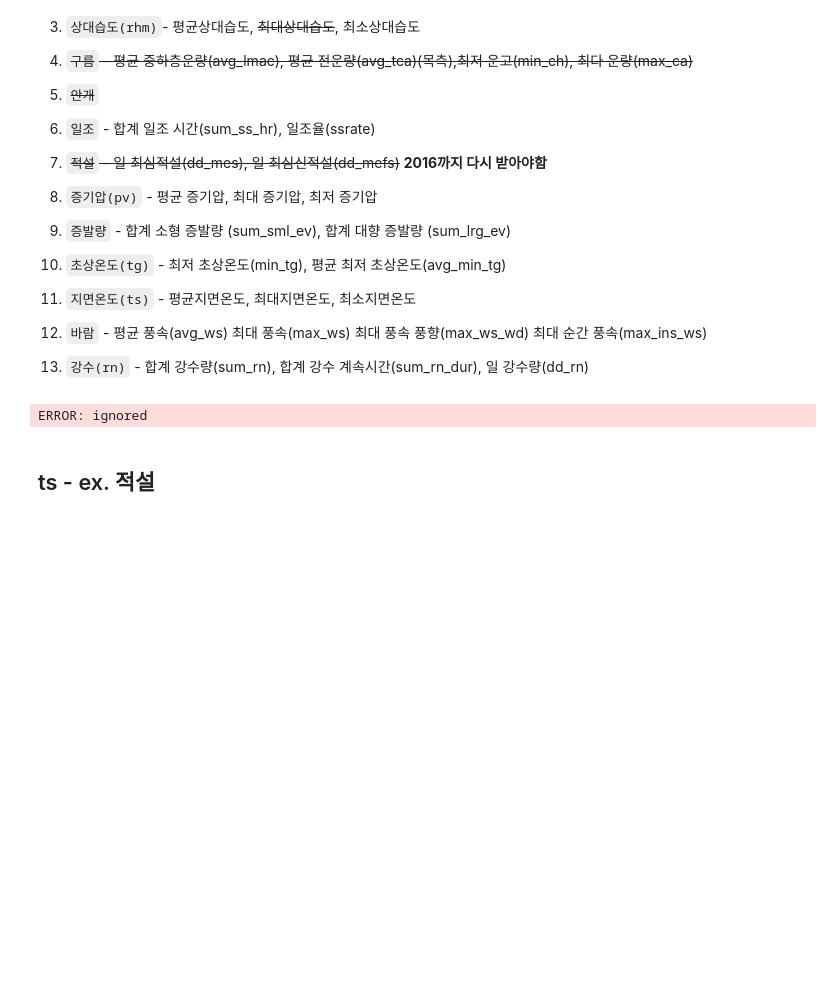
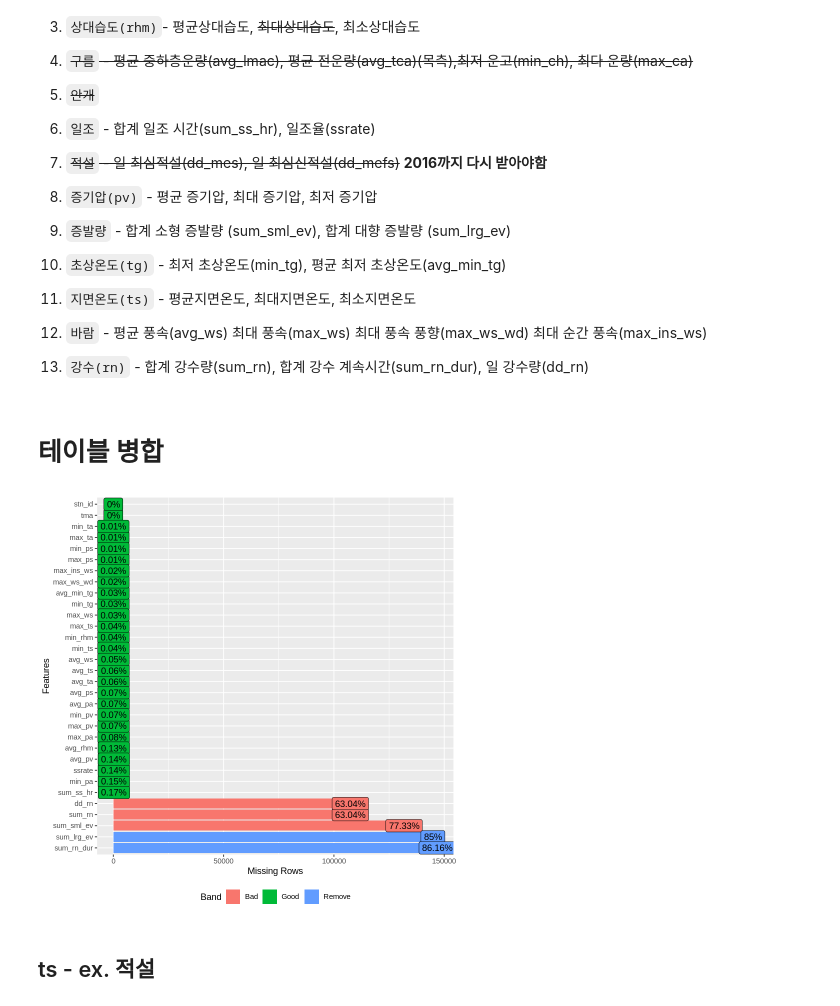
Before and after one commit to min02yam/Prediction-of-Cardiovascular-Disease-Incidence-using-machine-learning, a Jupyter notebook: ASOS데이터.ipynb, the cells around one changed output. Saved outputs shown, nothing was run; the diff lists cells and outputs as text; code cells hidden in the pictures; blank space fills up the shorter version.

```diff
--- a/ASOS데이터.ipynb
+++ b/ASOS데이터.ipynb
@@ -161,10 +161,14 @@ ls()
 # %%
 #강수
 강수 %<>% select(tma, stn_id, sum_rn, sum_rn_dur, dd_rn)
-# %%
-ㅓ
-# %% [output]
-ERROR: ignored
+# %% [markdown]
+# 테이블 병합
+# %%
+DT=plyr::join_all(list(기온,기압,상대습도,일조,증기압,증발량,초상온도,지면온도,바람,강수),by= c("tma", "stn_id"), type="left")
+# %%
+plot_missing(DT)
+# %% [output]
+[figure, added]
 # %% [markdown]
 ## ts - ex. 적설
 # %%
```
Also changed, not shown: parts of 7 cells of this notebook.
